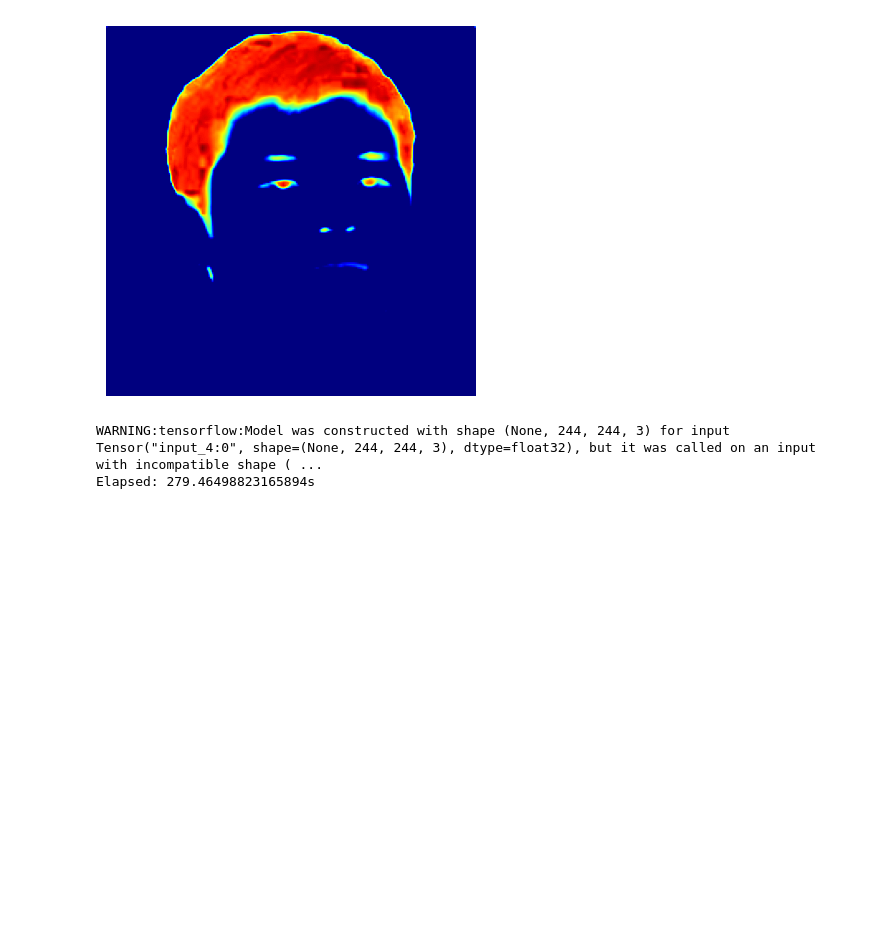
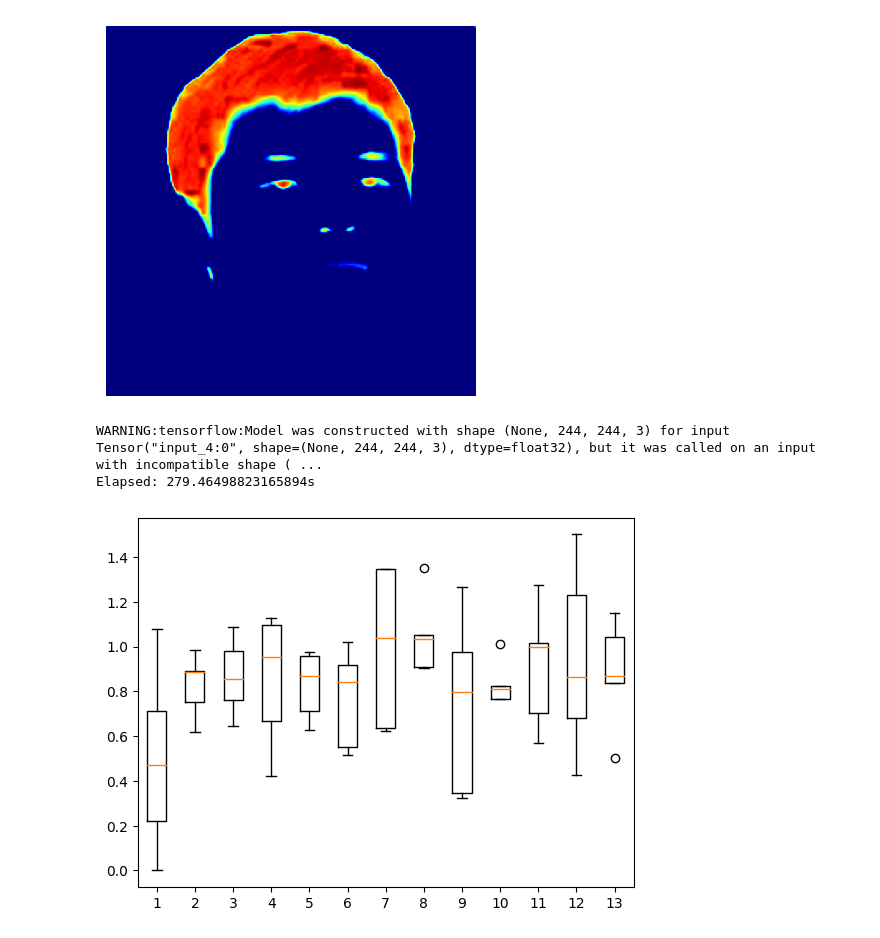
Before and after one commit to soukhind2/vgg16obj, a Jupyter notebook: colab_test.ipynb, the cells around one changed output. Saved outputs shown, nothing was run; the diff lists cells and outputs as text; code cells hidden in the pictures; blank space fills up the shorter version.

Commit message:
tuning curve patch 1.3

```diff
--- a/colab_test.ipynb
+++ b/colab_test.ipynb
@@ -325,3 +327,11 @@ for category in range(6):
         continue
       fc[category,layer,map] = (cat_tun[category,layer,map] -
                                 avg_tun_value[layer,map])/std_tun_value[layer,map]
+tun_quality = np.amax(fc,0)
+tun_quality = tun_quality[:5,:13]
+# %%
+plt.figure()
+plt.boxplot(tun_quality)
+plt.show()
+# %% [output]
+[figure, added]
```
Also changed, not shown: parts of 1 cell of this notebook.
